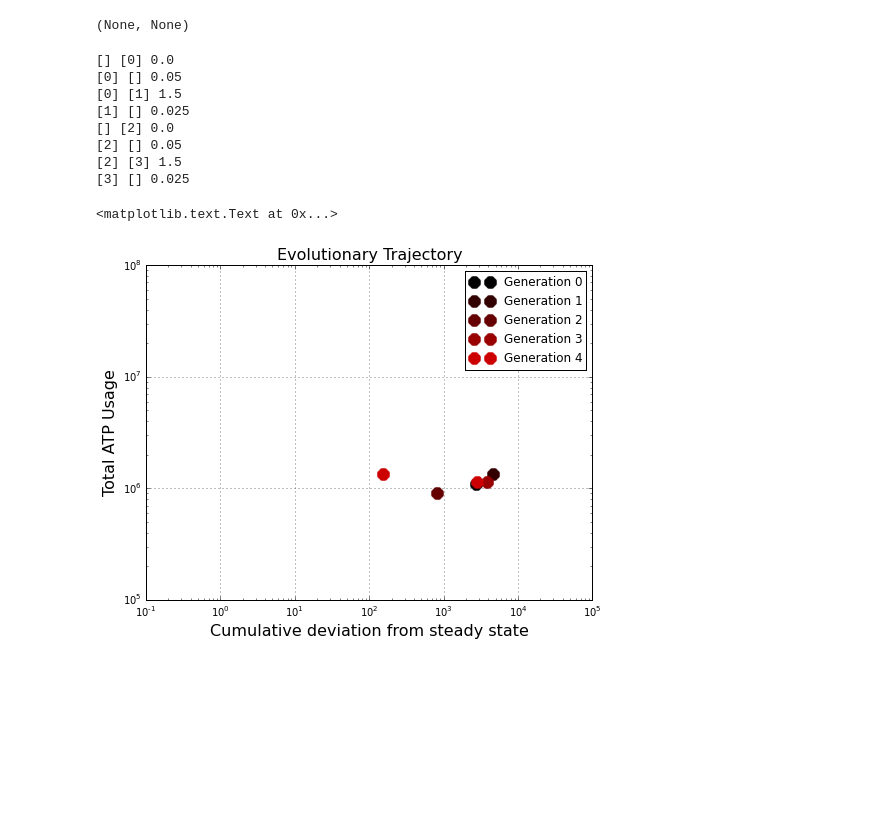
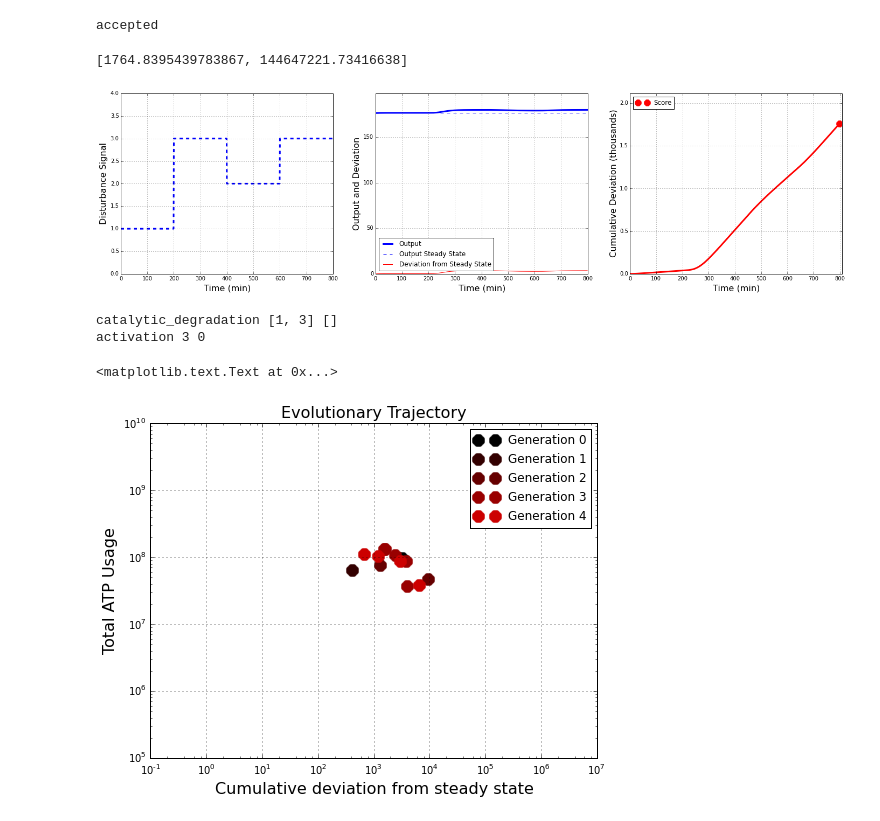
Before and after one commit to sbernasek/evolution_of_grn, a Jupyter notebook: full_simulations.ipynb, the cells around one changed output. Cells and saved outputs as stored; diff of their text form; code cells hidden in the pictures; blank space fills up the shorter version.

```diff
--- a/full_simulations.ipynb
+++ b/full_simulations.ipynb
@@ -57,3 +12,3 @@ print(steady_states)
 # %%
-population, score_evolution = run_simulation(generations=2, population_size=10, mutations_per_division=2, retall=True)
+population, score_evolution = run_simulation(generations=5, population_size=30, mutations_per_division=2, retall=True)
 # %% [output]
@@ -85,37 +20,41 @@ cell.show_topology()
-# %%
-disturbance = Signal(name='driver', duration=200, dt=0.1, channels=1)
-disturbance.step(magnitude=1)
-
-# cell.simulate(disturbance, input_node=0,)
-
-get_fitness_2(cell, plot=True)
-# %% [output]
-(None, None)
+# %%
+cell = Cell(1, permanent_genes=2)
+_, mutant = cell.divide(num_mutations=2)
+
+# only accept cells in which the output is dependent upon the input, and a stable steady state is achieved
+connected = interaction_check_topographical(mutant, input_=2, output=1)
+stable = check_stability(mutant, 1, input_=2, dt=1)
+if connected is True and stable is True:
+    print('accepted')
+# %% [output]
+accepted
+# %%
+get_fitness_2(population[0], plot=True)
+# %% [output]
+[1764.8395439783867, 144647221.73416638]
+[figure, added]
 # %%
+# list reactions
 for rxn in cell.reactions:
-    print(rxn.reactants, rxn.products, rxn.rate_constant)
+    if rxn.rxn_type not in ['transcription', 'translation', 'mrna_decay', 'protein_decay']:
+        print(rxn.rxn_type, rxn.reactants, rxn.products)
 
+# list activation/repression edges
 for mod in cell.rate_mods:
-    print(mod.promotion_strength)
+    print(mod.mod_type, mod.substrate, mod.target)
 # %% [output]
-[] [0] 0.0
-[0] [] 0.05
-[0] [1] 1.5
-[1] [] 0.025
-[] [2] 0.0
-[2] [] 0.05
-[2] [3] 1.5
-[3] [] 0.025
+catalytic_degradation [1, 3] []
+activation 3 0
 # %%
-# ax1 = plot_1D_trajectory(score_evolution, obj=1)
+# ax1 = plot_1D_trajectory(score_evolution, obj=0)
 ax2 = plot_2D_trajectory(score_evolution, obj=(0, 1))
-ax2.set_xlim(1e-1, 1e5)
-ax2.set_ylim(1e5, 1e8)
+ax2.set_xlim(1e-1, 1e7)
+ax2.set_ylim(1e5, 1e10)
 ax2.set_xscale('log')
 ax2.set_yscale('log')
 
 ax2.set_ylabel('Total ATP Usage')
 ax2.set_xlabel('Cumulative deviation from steady state')
 # %% [output]
 <matplotlib.text.Text at 0x...>
-[figure, old version]
+[figure, new version]
```
Also changed, not shown: parts of 14 cells of this notebook, 8 other files.
